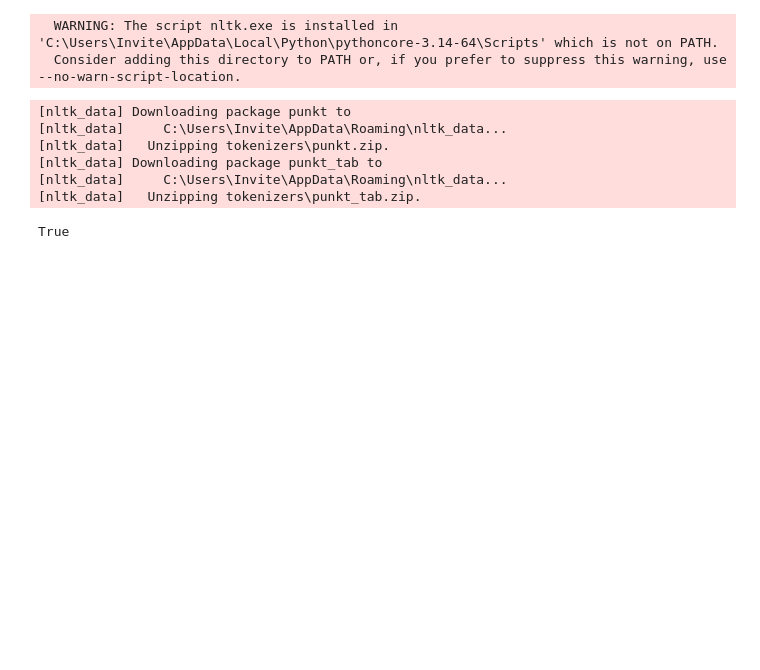
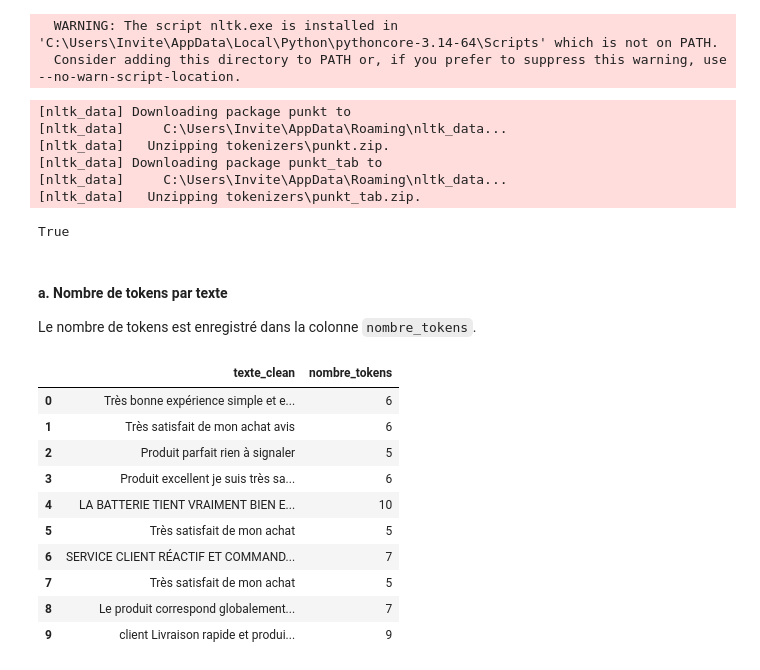
Before and after one commit to sirius-code7/atelier_prepa_donnees_textuelles, a Jupyter notebook: notebooks/atelier_prepa_donnees_textuelles.ipynb, the cells around one changed output. Drawn from its saved outputs; the diff is of its cells as text; code cells hidden in the pictures; blank space fills up the shorter version.

Commit message:
mesurer le nombre de tokens [3.a]

```diff
--- a/notebooks/atelier_prepa_donnees_textuelles.ipynb
+++ b/notebooks/atelier_prepa_donnees_textuelles.ipynb
@@ -692,3 +692,21 @@ True
 # %%
 df_clean["tokens"] = df_clean["texte_clean"].apply(word_tokenize)
 df_clean["nombre_tokens"] = df_clean["tokens"].str.len()
+# %% [markdown]
+#### a. Nombre de tokens par texte
+
+Le nombre de tokens est enregistré dans la colonne `nombre_tokens`.
+# %%
+df_clean[["texte_clean", "nombre_tokens"]].head(10)
+# %% [output]
+|  | texte_clean | nombre_tokens |
+| 0 | Très bonne expérience simple et e... | 6 |
+| 1 | Très satisfait de mon achat avis | 6 |
+| 2 | Produit parfait rien à signaler | 5 |
+| 3 | Produit excellent je suis très sa... | 6 |
+| 4 | LA BATTERIE TIENT VRAIMENT BIEN E... | 10 |
+| 5 | Très satisfait de mon achat | 5 |
+| 6 | SERVICE CLIENT RÉACTIF ET COMMAND... | 7 |
+| 7 | Très satisfait de mon achat | 5 |
+| 8 | Le produit correspond globalement... | 7 |
+| 9 | client Livraison rapide et produi... | 9 |
```
